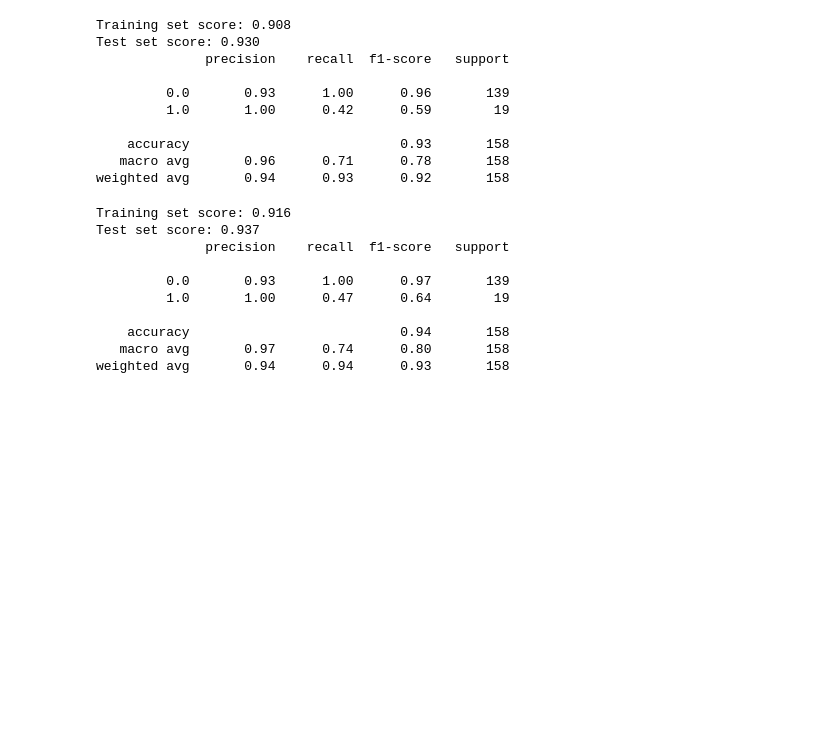
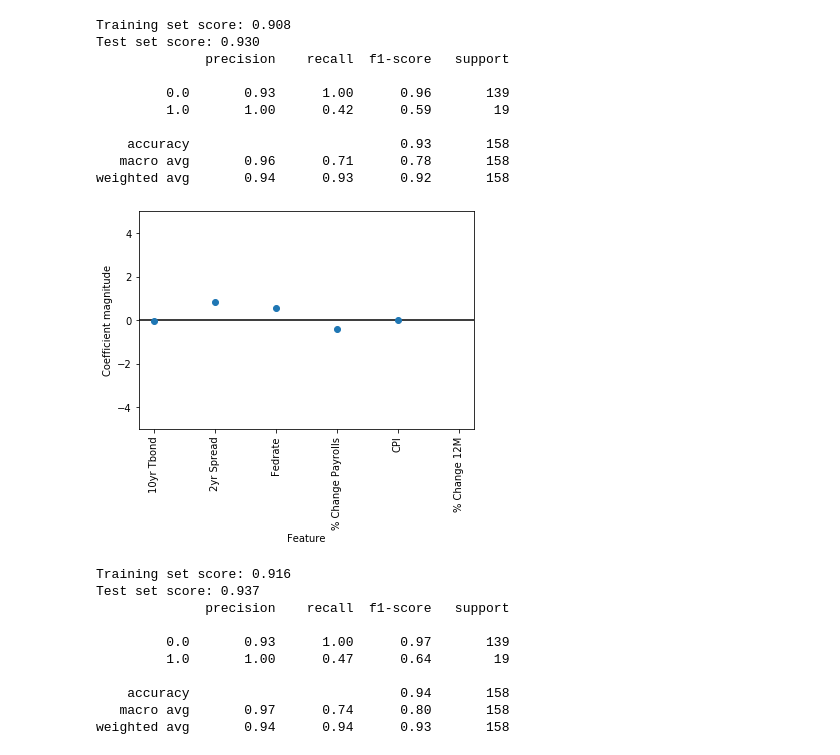
Before and after one commit to sheri-kamal/DATA71200-SP2020, a Jupyter notebook: Project 2 - Supervised Learning.ipynb, the cells around one changed output. Saved outputs shown, nothing was run; the diff lists cells and outputs as text; code cells hidden in the pictures; blank space fills up the shorter version.

```diff
--- a/Project 2 - Supervised Learning.ipynb
+++ b/Project 2 - Supervised Learning.ipynb
@@ -118,6 +136,10 @@ Test set score: 0.930
     accuracy                           0.93       158
    macro avg       0.96      0.71      0.78       158
 weighted avg       0.94      0.93      0.92       158
+# %%
+plot_feature_importance(logmodel10)
+# %% [output]
+[figure, added]
 # %%
 #Best logistic regression model
 logmodel100 = LogisticRegression(C=100)
```
Also changed, not shown: parts of 5 cells of this notebook.
